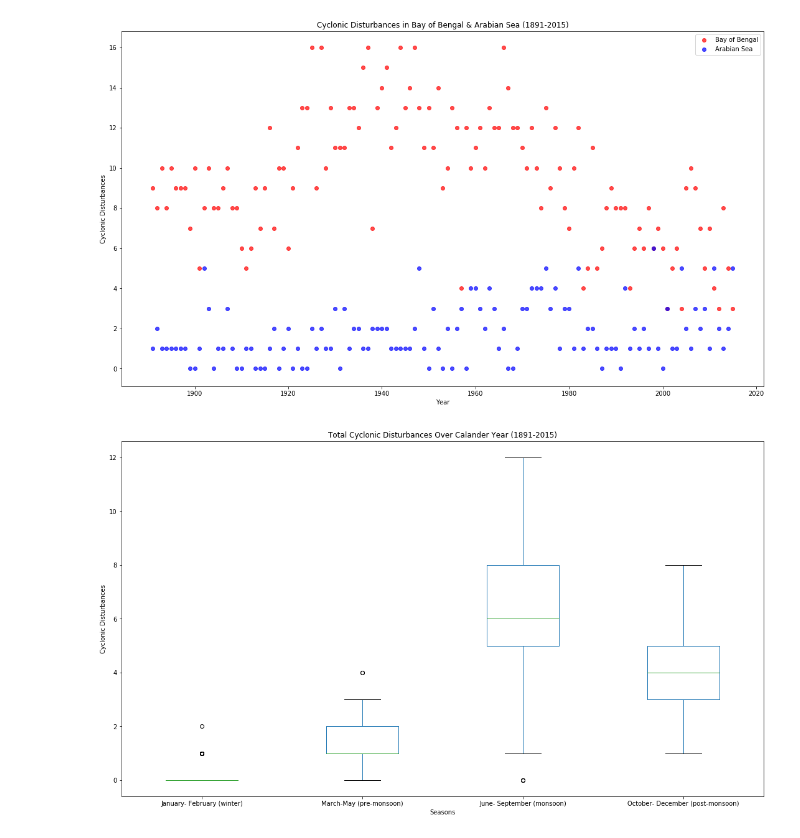
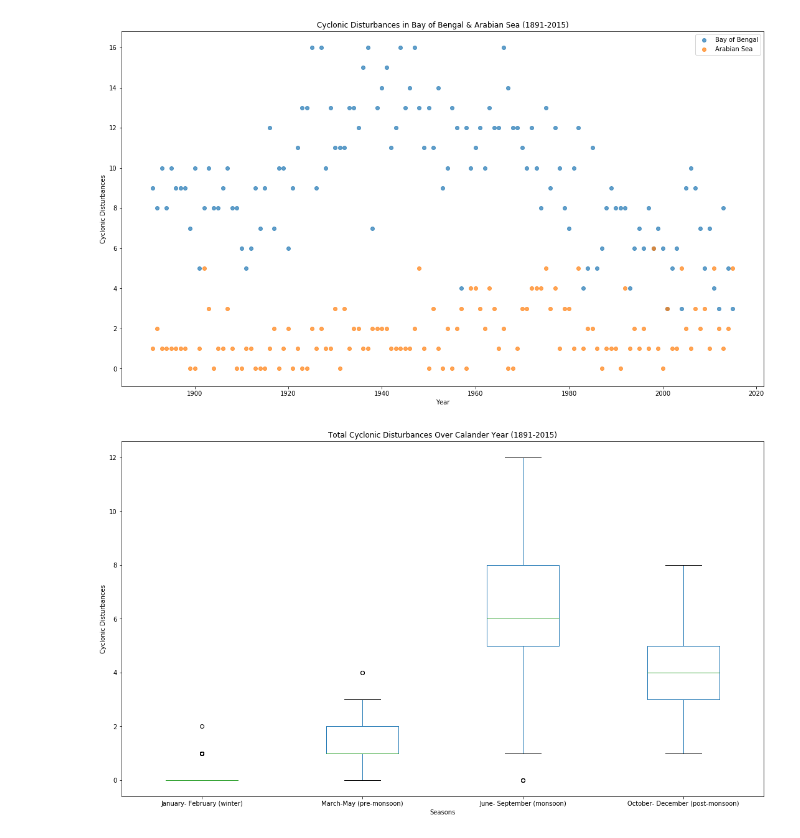
Before and after one commit to rv-chittersu/ds200, a Jupyter notebook: plots.ipynb, the cells around one changed output. Drawn from its saved outputs; the diff is of its cells as text; code cells hidden in the pictures.

```diff
--- a/plots.ipynb
+++ b/plots.ipynb
@@ -15,36 +15,35 @@ df.columns = fields
 # %%
 # scatter plot
 # plot each location of depressions vs year
 
 # data prep
 plot1_columns = ['Year', 'January - December (Whole Year): BOB',
        'January - December (Whole Year): AS',
        'January - December (Whole Year): Land']
 
 plot1_data = df[plot1_columns]
 
 #plot
 x = plot1_data['Year']
 y = (plot1_data['January - December (Whole Year): BOB'],
     plot1_data['January - December (Whole Year): AS'])
 
-colors = ("red", "blue")
 groups = ("Bay of Bengal", "Arabian Sea")
 
 
 fig = plt.figure()
 fig.set_size_inches(18.5, 10.5)
 ax = fig.add_subplot()
 
-ax.scatter(x, y[0], c=colors[0], alpha=0.7, label=groups[0])
-ax.scatter(x, y[1], c=colors[1], alpha=0.7, label=groups[1])
+ax.scatter(x, y[0],  alpha=0.7, label=groups[0])
+ax.scatter(x, y[1],  alpha=0.7, label=groups[1])
 plt.title('Cyclonic Disturbances in Bay of Bengal & Arabian Sea (1891-2015)')
 plt.xlabel('Year')
 plt.ylabel('Cyclonic Disturbances')
 plt.legend(loc=0)
 plt.show()
 # %% [output]
-[figure, old version]
+[figure, new version]
 # %%
 # box plot
 # distribution of depression over seasons
```
Also changed, not shown: 3 other files.
